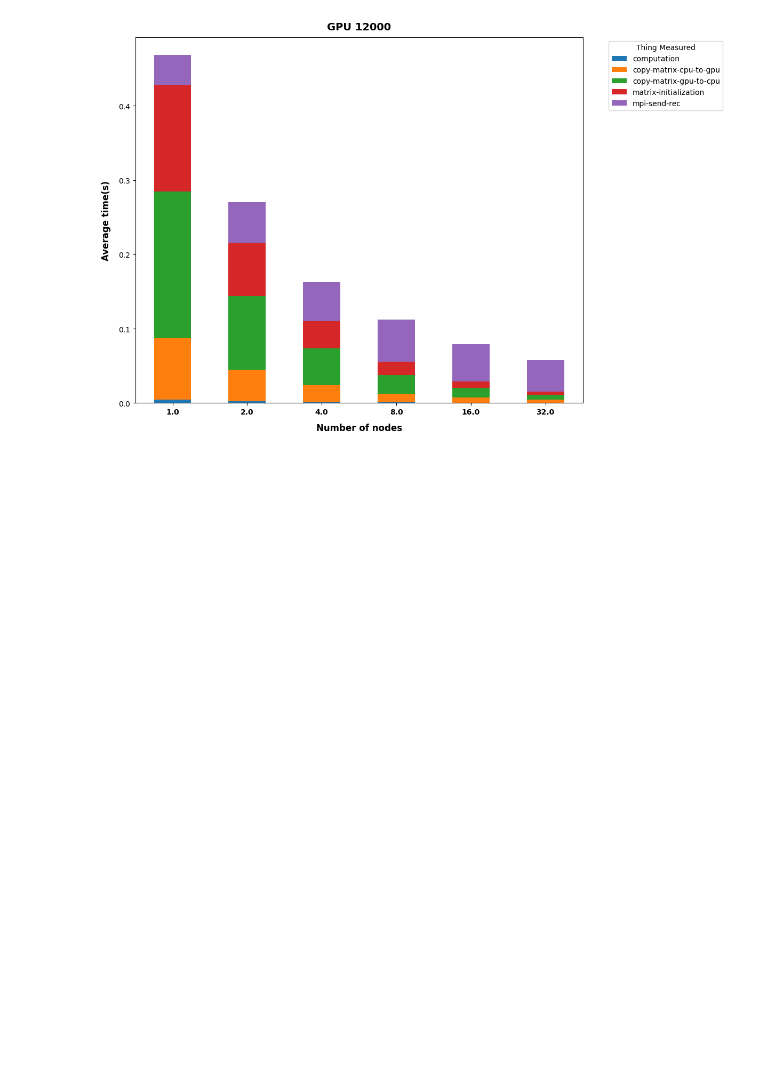
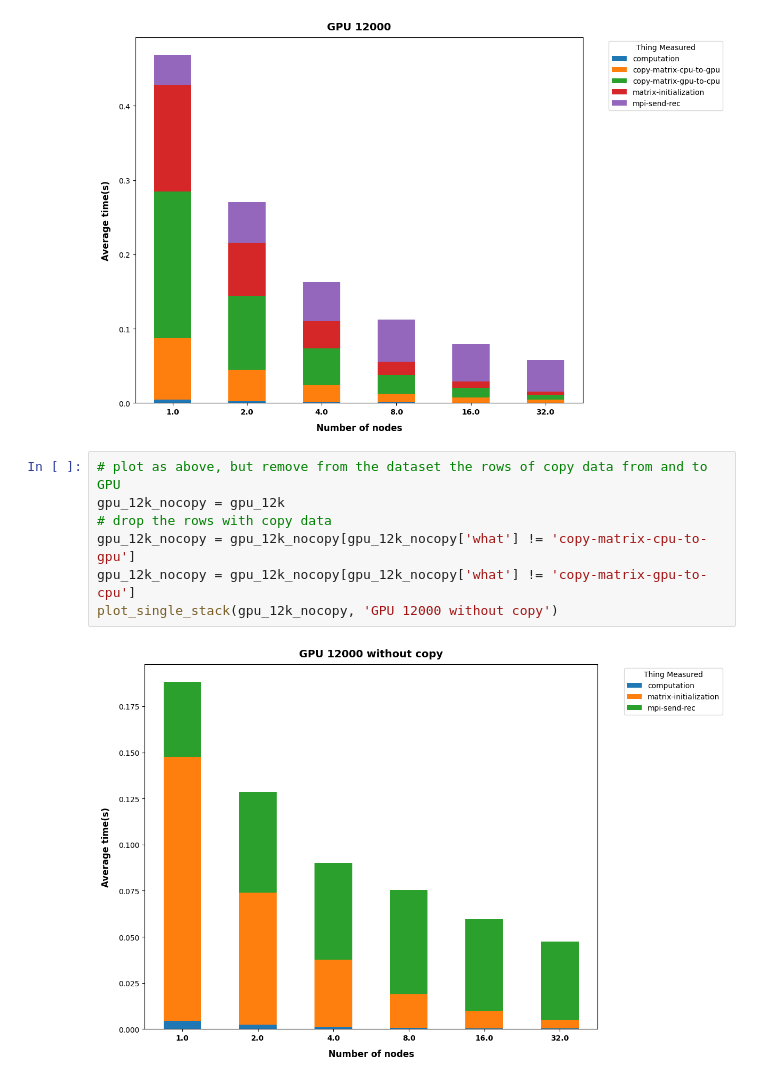
Before and after one commit to IsacPasianotto/Parallel-Programming-HPC, a Jupyter notebook: jacobi/plots/plot-maker.ipynb, the cells around one changed output. Cells and saved outputs as stored; diff of their text form; blank space fills up the shorter version.

```diff
--- a/jacobi/plots/plot-maker.ipynb
+++ b/jacobi/plots/plot-maker.ipynb
@@ -85,3 +146,12 @@ plot_single_stack(gpu_1k, 'GPU 1200')
 plot_single_stack(gpu_12k, 'GPU 12000')
 # %% [output]
 [figure]
+# %%
+# plot as above, but remove from the dataset the rows of copy data from and to GPU
+gpu_12k_nocopy = gpu_12k
+# drop the rows with copy data
+gpu_12k_nocopy = gpu_12k_nocopy[gpu_12k_nocopy['what'] != 'copy-matrix-cpu-to-gpu']
+gpu_12k_nocopy = gpu_12k_nocopy[gpu_12k_nocopy['what'] != 'copy-matrix-gpu-to-cpu']
+plot_single_stack(gpu_12k_nocopy, 'GPU 12000 without copy')
+# %% [output]
+[figure, added]
```
Also changed, not shown: parts of 4 cells of this notebook, 4 other files.
